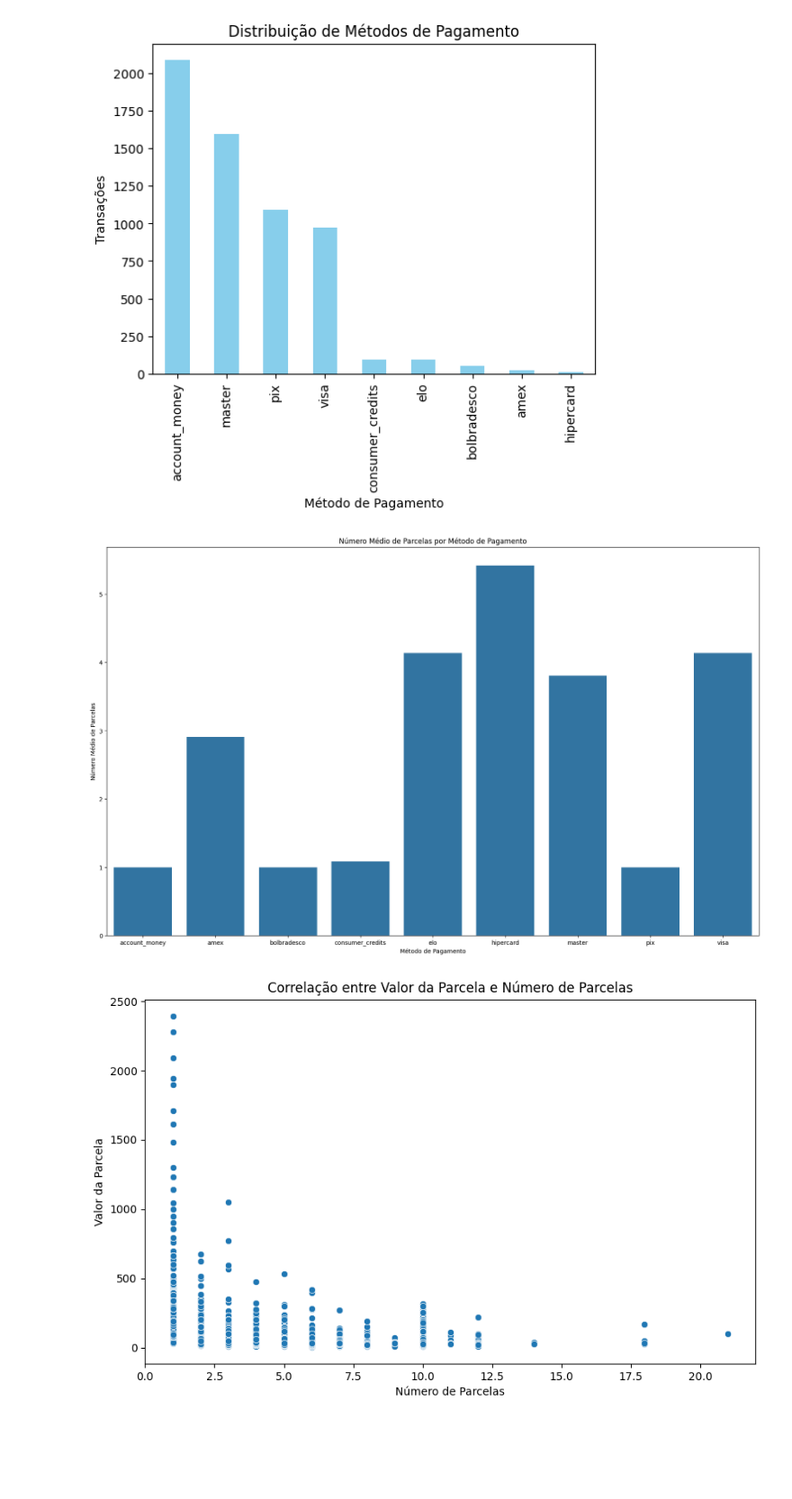
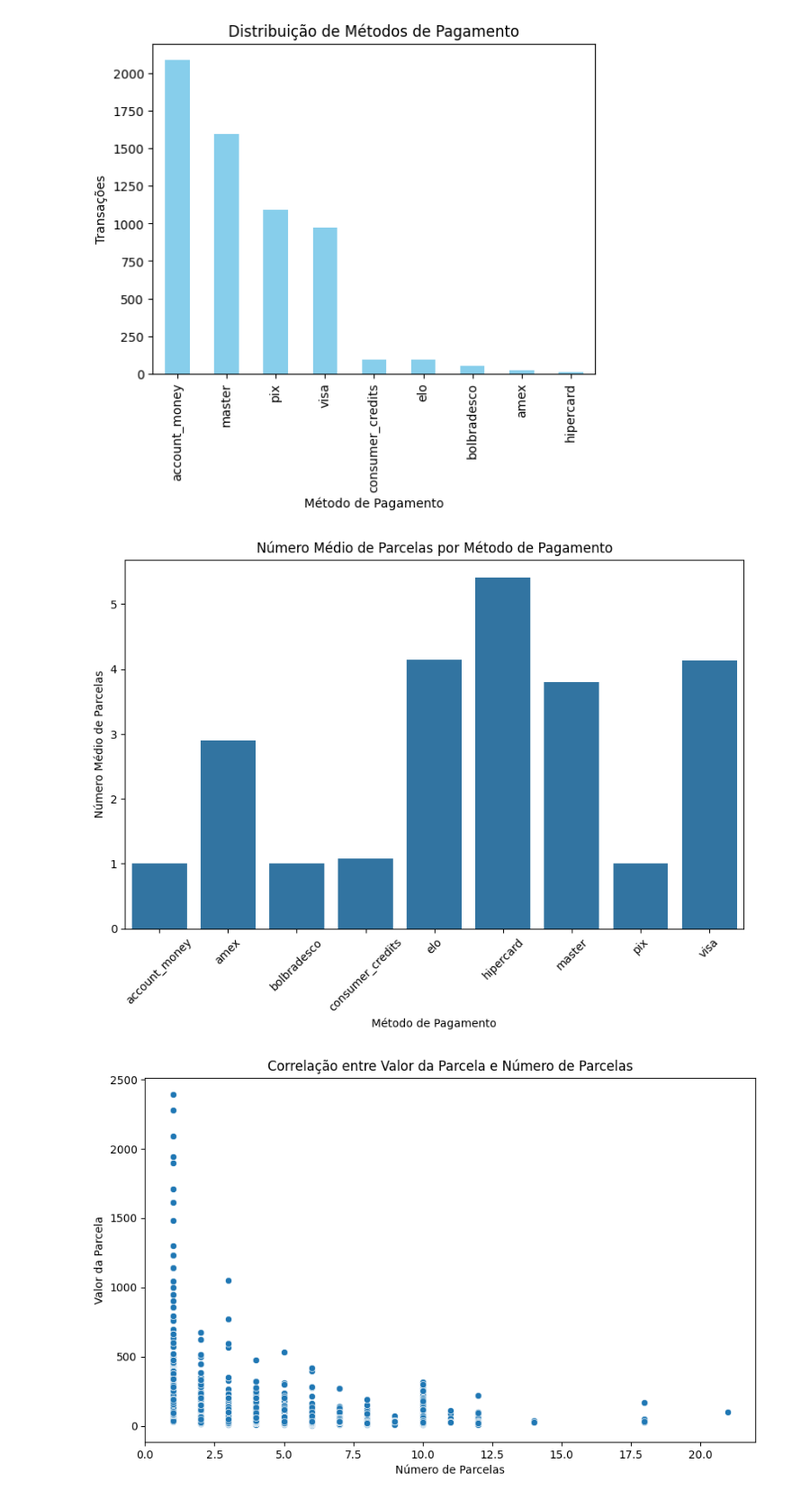
Before and after one commit to CaioPassos3/EstatisticaAplicada, a Jupyter notebook: EstatisticaAplicada.ipynb, the cells around one changed output. Shown at 90% size. Cells and saved outputs as stored; diff of their text form; code cells hidden in the pictures; blank space fills up the shorter version.

```diff
--- a/EstatisticaAplicada.ipynb
+++ b/EstatisticaAplicada.ipynb
@@ -56,14 +56,19 @@ plt.show()
 # %%
 mean_installments_per_method = df.groupby('payments_payment_method_id')['payments_installments'].mean()
 
-plt.figure(figsize=(20, 12))
+plt.figure(figsize=(10, 6))
 sns.barplot(x=mean_installments_per_method.index, y=mean_installments_per_method.values)
 plt.xlabel('Método de Pagamento')
 plt.ylabel('Número Médio de Parcelas')
 plt.title('Número Médio de Parcelas por Método de Pagamento')
+rotation = 45
+for label in plt.gca().get_xticklabels():
+    label.set_rotation(rotation)
+
+
 plt.show()
 # %% [output]
-[figure, old version]
+[figure, new version]
 # %%
 plt.figure(figsize=(10, 6))
 sns.scatterplot(x='payments_installments', y='payments_installment_amount', data=df)
```
